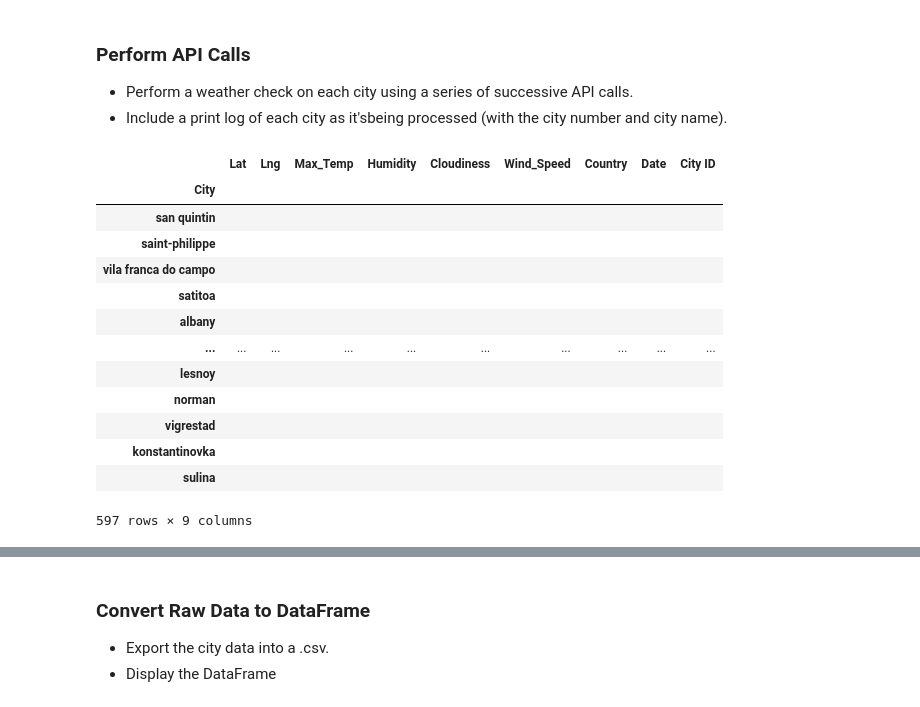
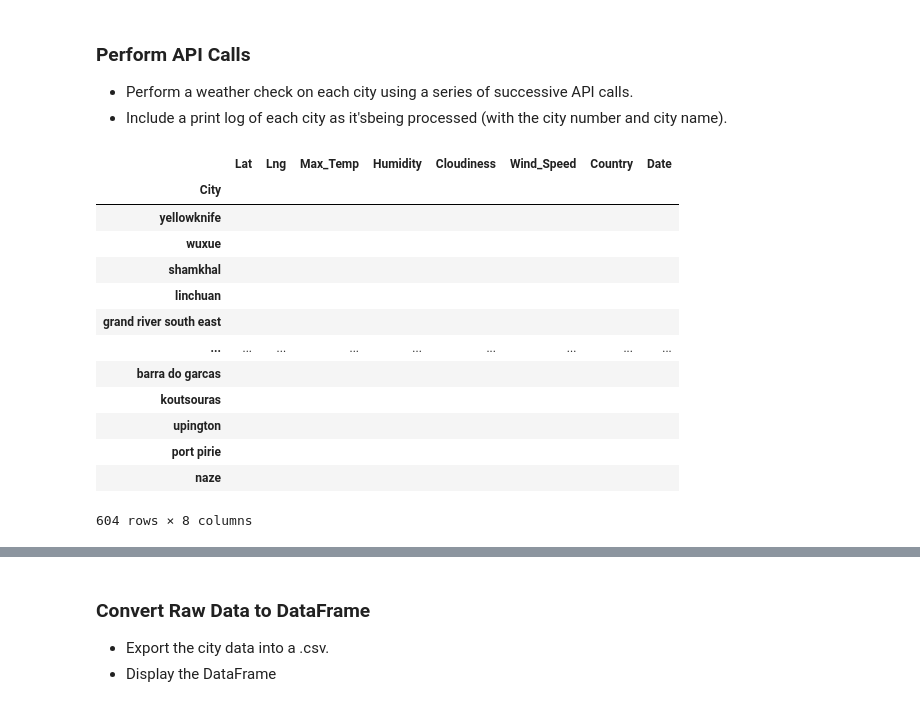
Before and after one commit to kunaual/Python-APIs, a Jupyter notebook: WeatherPy/WeatherPy.ipynb, the cells around one changed output, grey strips where cells are left out. Drawn from its saved outputs; the diff is of its cells as text; code cells hidden in the pictures.

```diff
--- a/WeatherPy/WeatherPy.ipynb
+++ b/WeatherPy/WeatherPy.ipynb
@@ -55,35 +53,35 @@ print(type(cities))
 # %%
 # build df
 city_df = pd.DataFrame(cities)
 city_df.columns=["City"]
 city_df["Lat"]=""
 city_df["Lng"]=""
 city_df["Max_Temp"]=""
 city_df["Humidity"]=""
 city_df["Cloudiness"]=""
 city_df["Wind_Speed"]=""
 city_df["Country"]=""
 city_df["Date"]=""
-city_df["City ID"]=""
+#city_df["City ID"]=""  todo needed?
 
-#need to redo this
 city_df = city_df.set_index("City")
+
 city_df
 # %% [output]
-|  | Lat | Lng | Max_Temp | Humidity | Cloudiness | Wind_Speed | Country | Date | City ID |
-| City |  |  |  |  |  |  |  |  |  |
-| san quintin |  |  |  |  |  |  |  |  |  |
-| saint-philippe |  |  |  |  |  |  |  |  |  |
-| vila franca do campo |  |  |  |  |  |  |  |  |  |
-| satitoa |  |  |  |  |  |  |  |  |  |
-| albany |  |  |  |  |  |  |  |  |  |
-| ... | ... | ... | ... | ... | ... | ... | ... | ... | ... |
-| lesnoy |  |  |  |  |  |  |  |  |  |
-| norman |  |  |  |  |  |  |  |  |  |
-| vigrestad |  |  |  |  |  |  |  |  |  |
-| konstantinovka |  |  |  |  |  |  |  |  |  |
-| sulina |  |  |  |  |  |  |  |  |  |
+|  | Lat | Lng | Max_Temp | Humidity | Cloudiness | Wind_Speed | Country | Date |
+| City |  |  |  |  |  |  |  |  |
+| yellowknife |  |  |  |  |  |  |  |  |
+| wuxue |  |  |  |  |  |  |  |  |
+| shamkhal |  |  |  |  |  |  |  |  |
+| linchuan |  |  |  |  |  |  |  |  |
+| grand river south east |  |  |  |  |  |  |  |  |
+| ... | ... | ... | ... | ... | ... | ... | ... | ... |
+| barra do garcas |  |  |  |  |  |  |  |  |
+| koutsouras |  |  |  |  |  |  |  |  |
+| upington |  |  |  |  |  |  |  |  |
+| port pirie |  |  |  |  |  |  |  |  |
+| naze |  |  |  |  |  |  |  |  |
-597 rows × 9 columns
+604 rows × 8 columns
 # %%
 # example url from the API docs: api.openweathermap.org/data/2.5/weather?q={city name}&appid={API key}
 count=0
```
Also changed, not shown: parts of 13 cells of this notebook, 1 other file.
